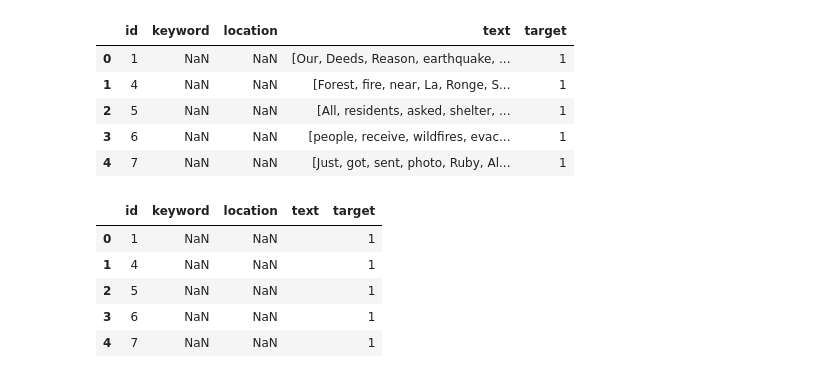
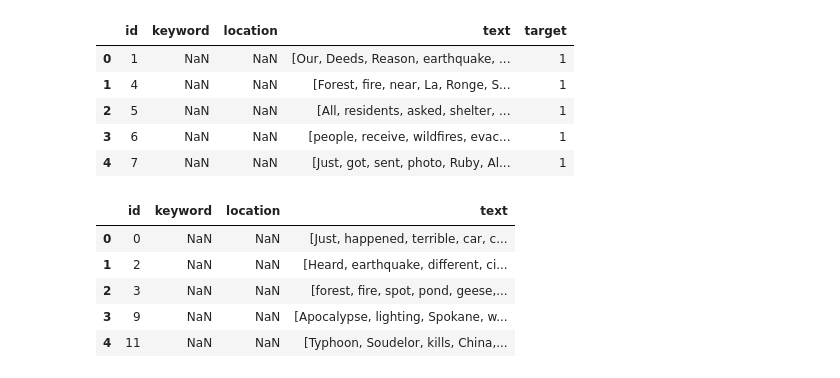
Before and after one commit to nasthosh/kaggle_competition_python, a Jupyter notebook: data_analysis.ipynb, the cells around one changed output. Cells and saved outputs as stored; diff of their text form; code cells hidden in the pictures.

```diff
--- a/data_analysis.ipynb
+++ b/data_analysis.ipynb
@@ -35,3 +36,6 @@ train_dataset.describe()
 | 50% | 5408.000000 | 0.00000 |
 | 75% | 8146.000000 | 1.00000 |
 | max | 10873.000000 | 1.00000 |
+# %%
+test_dataset = pd.read_csv(io.StringIO(upload_data['test.csv'].decode('utf-8')))
+test_dataset.text.describe()
@@ -72,6 +107,7 @@ def remove_noise(text):
     return text
 
 train_dataset.text=train_dataset.text.apply(lambda x: remove_noise(x))
+test_dataset.text=test_dataset.text.apply(lambda x: remove_noise(x))
 # %%
 train_dataset.head(5)
 # %% [output]
@@ -87,6 +132,9 @@ def word_tokens(text):
 
 train_dataset_tokens = train_dataset
 train_dataset_tokens.text=train_dataset_tokens.text.apply(lambda x: word_tokens(x))
+
+test_dataset_tokens = test_dataset
+test_dataset_tokens.text=test_dataset_tokens.text.apply(lambda x: word_tokens(x))
 # %%
 train_dataset_tokens.head(5)
 # %% [output]
@@ -102,6 +159,9 @@ def remove_stopwords(text):
 
 train_remove_stopwords = train_dataset_tokens
 train_remove_stopwords.text = train_remove_stopwords.text.apply(lambda x: remove_stopwords(x))
+
+test_remove_stopwords = test_dataset_tokens
+test_remove_stopwords.text = test_remove_stopwords.text.apply(lambda x: remove_stopwords(x))
 # %%
 train_remove_stopwords.head(5)
 # %% [output]
@@ -118,9 +174,9 @@ train_remove_unwanted_chars.text = ''.join(str(i) for i in train_remove_unwanted
 # %%
-train_remove_unwanted_chars.head(5)
+test_remove_stopwords.head(5)
 # %% [output]
-|  | id | keyword | location | text | target |
-| 0 | 1 | NaN | NaN |  | 1 |
-| 1 | 4 | NaN | NaN |  | 1 |
-| 2 | 5 | NaN | NaN |  | 1 |
-| 3 | 6 | NaN | NaN |  | 1 |
-| 4 | 7 | NaN | NaN |  | 1 |
+|  | id | keyword | location | text |
+| 0 | 0 | NaN | NaN | [Just, happened, terrible, car, c... |
+| 1 | 2 | NaN | NaN | [Heard, earthquake, different, ci... |
+| 2 | 3 | NaN | NaN | [forest, fire, spot, pond, geese,... |
+| 3 | 9 | NaN | NaN | [Apocalypse, lighting, Spokane, w... |
+| 4 | 11 | NaN | NaN | [Typhoon, Soudelor, kills, China,... |
```
Also changed, not shown: parts of 12 cells of this notebook.
